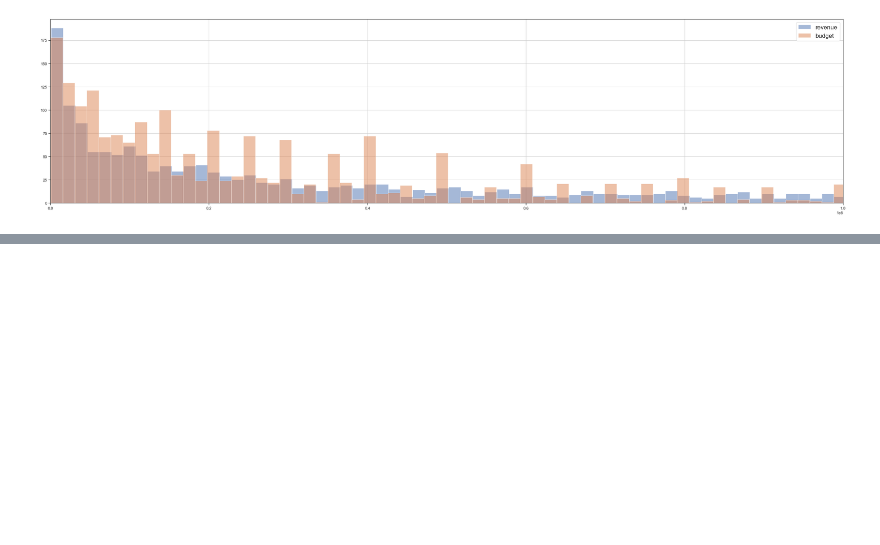
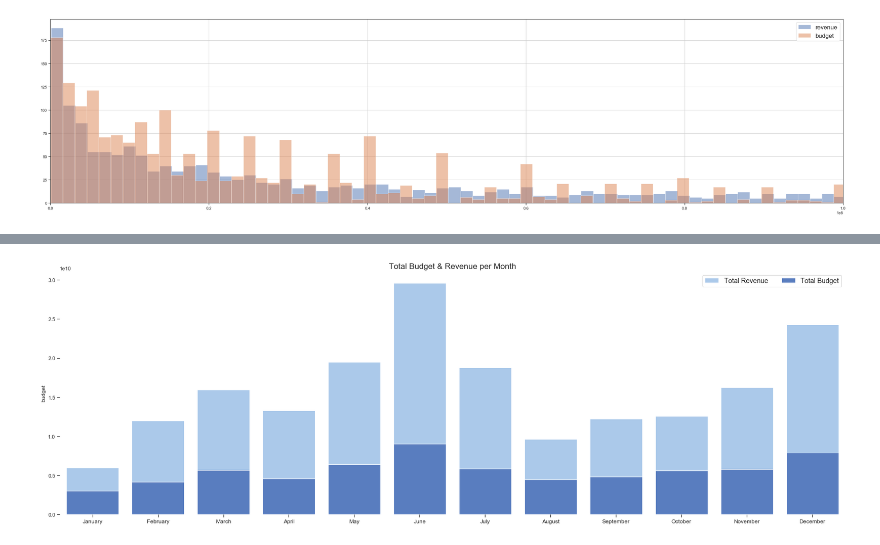
Before and after one commit to robert-myers/tmdb-box-office-prediction, a Jupyter notebook: Untitled.ipynb, the cells around one changed output, grey strips where cells are left out. Drawn from its saved outputs; the diff is of its cells as text; code cells hidden in the pictures; blank space fills up the shorter version.

```diff
--- a/Untitled.ipynb
+++ b/Untitled.ipynb
@@ -197,0 +205,28 @@ formatted_df.sort_values("roi", ascending=False)
+# %%
+fig, ax = plt.subplots(figsize=(24,8), sharex=True, sharey=True)
+
+# train_df[["release_month", "budget", "revenue"]].groupby("release_month").sum().plot(ax=ax)
+
+data = train_df[["release_month", "budget", "revenue"]].groupby("release_month").sum()
+
+sns.set_color_codes("pastel")
+sns.barplot(x=list(range(12)), y="revenue", data=data, ax=ax, label="Total Revenue", color="b")
+
+sns.set_color_codes("muted")
+sns.barplot(x=list(range(12)), y="budget", data=data, ax=ax,
+            label="Total Budget", color="b")
+
+ax.set_xticks(range(12))
+ax.set_xticklabels(calendar.month_name[1:], fontsize="large")
+
+# ax.set_yticks(range(30))
+# ax.set_yticklabels(range(1,31))
+
+ax.set_title("Total Budget & Revenue per Month", fontsize="xx-large")
+
+ax.legend(ncol=2, frameon=True, fontsize="x-large")
+sns.despine(left=True, bottom=True)
+
+plt.tight_layout()
+# %% [output]
+[figure, added]
```
Also changed, not shown: parts of 16 cells of this notebook.
